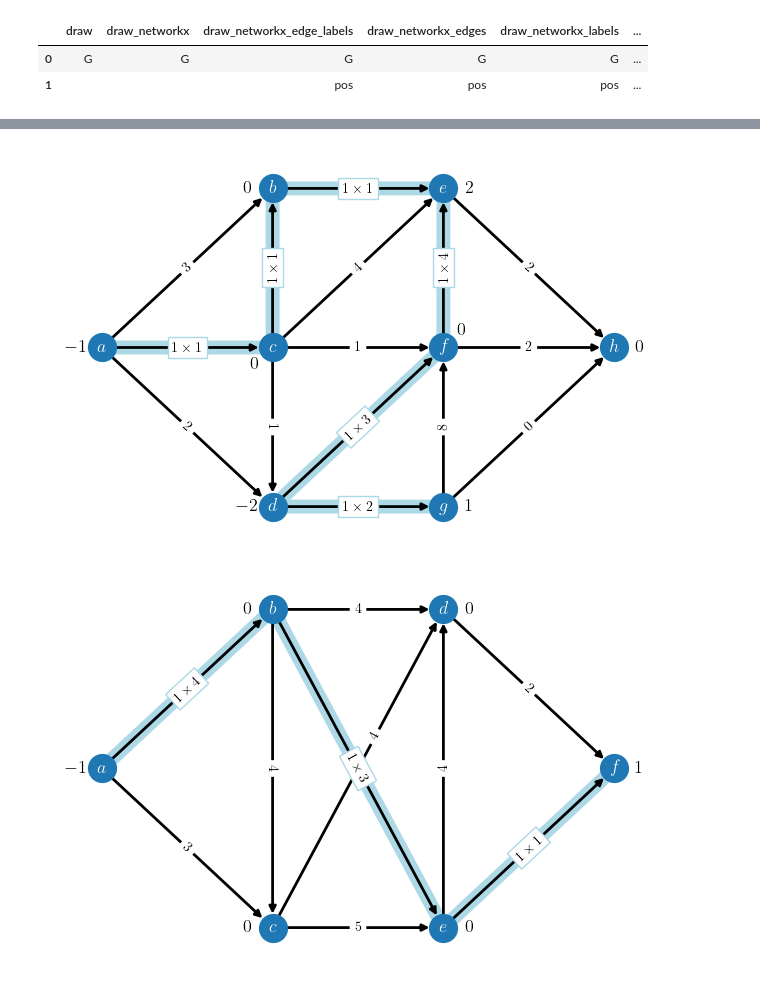
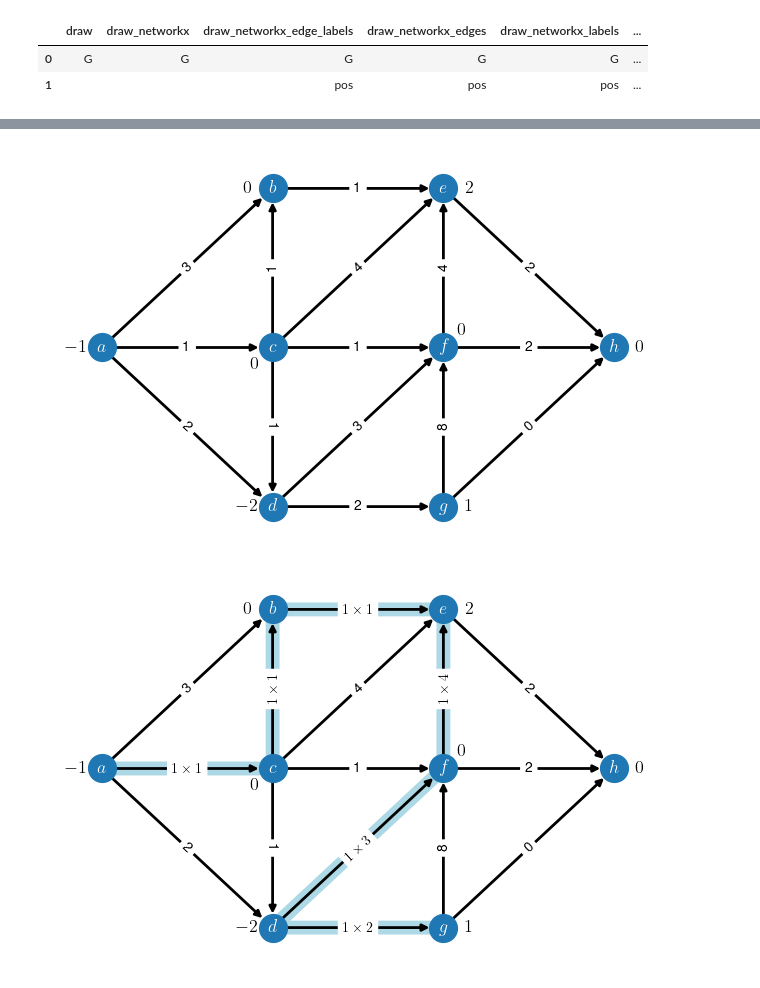
Before and after one commit to gromicho/tools, a Jupyter notebook: notebooks/book.ipynb, the cells around one changed output, grey strips where cells are left out. Cells and saved outputs as stored; diff of their text form; code cells hidden in the pictures.

Commit message:
final adjustments before adding figures to chapter 4

```diff
--- a/notebooks/book.ipynb
+++ b/notebooks/book.ipynb
@@ -20,0 +26,5 @@ main_path = qnx._output_path
+# %%
+def GetFullName( file_name, main_path = qnx._output_path ):
+    if file_name:
+        return f'{main_path}{file_name}.pdf'
+    return file_name
@@ -170,7 +216,34 @@ functions = [ ( nx.draw_networkx_nodes, dict( node_size=node_size ) )
+# %%
+def FlowSolutionSteps(G,pos,exceptional_label_positions=dict()):
+    flow = nx.min_cost_flow(G,demand='demand',capacity='capacity',weight='cost')
+    F = { (u,v) : flow[u][v] for (u,v) in G.edges() if flow[u][v] }
+    edge_labels_with_flow = { (u,v) : rf'${flow[u][v]}\times{l}$' for (u,v),l in nx.get_edge_attributes(G,'cost').items() if flow[u][v] }
+
+    model_functions = FlowModelSteps( G, pos, exceptional_label_positions )
+    node_size = model_functions[0][-1]['node_size']
+
+    functions = [ ( nx.draw_networkx_edges, dict( edgelist=F.keys(), width=10, edge_color='lightblue', style='solid', alpha=None, arrowstyle='-', node_size=node_size) ) ] + \
+                model_functions
+
+    edge_labels = edge_labels_with_flow
+    for exception, label_pos in exceptional_label_positions.items():
+        if exception in edge_labels:
+            exceptional_edge = { exception : edge_labels[exception]}
+            edge_labels.pop(exception)
+            functions.append( ( nx.draw_networkx_edge_labels, dict(edge_labels=exceptional_edge, rotate=True, label_pos=label_pos ) ) )
+    functions.append( ( nx.draw_networkx_edge_labels, dict(edge_labels=edge_labels, rotate=True ) ) )
+    return functions
+# %%
+def DrawFig4():
+    G = qnx.FillGraphFromFrames( nx.DiGraph(), *Fig4() )
+    pos = qnx.PosFromXY(G)
+    qnx.Draw( G, pos, FlowModelSteps(G,pos), figsize=(8,5), file_name=GetFullName('fig4_model') )
+    qnx.Draw( G, pos, FlowSolutionSteps(G,pos), figsize=(8,5), file_name=GetFullName('fig4_solution') )
 # %%
-qnx.Draw( G, pos, functions, figsize=(8,5) )
+DrawFig4()
 # %% [output]
-[figure, old version]
+[figure, new version]
+[figure, added]
 # %%
 def Fig5():
     nodes = '''
@@ -226,4 +276,7 @@ functions = [ ( nx.draw_networkx_nodes, dict( node_size=node_size ) )
 # %%
-qnx.Draw( G, pos, functions, figsize=(8,5) )
+def DrawFig5():
+    G = qnx.FillGraphFromFrames( nx.DiGraph(), *Fig5() )
+    pos = qnx.PosFromXY(G)
+    exceptional_label_positions = { ('c','d') : .4, ('b','e') : .4 }
+    qnx.Draw( G, pos, FlowModelSteps(G,pos,exceptional_label_positions), figsize=(8,5), file_name=GetFullName('fig5_model') )
+    qnx.Draw( G, pos, FlowSolutionSteps(G,pos,exceptional_label_positions), figsize=(8,5), file_name=GetFullName('fig5_solution') )
-# %% [output]
-[figure, removed]
```
Also changed, not shown: parts of 42 cells of this notebook, 1 other file.
